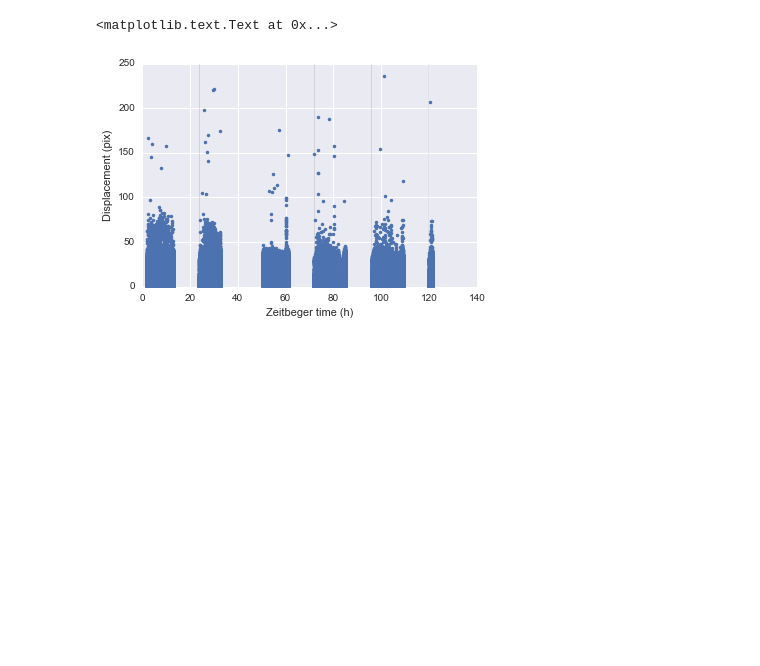
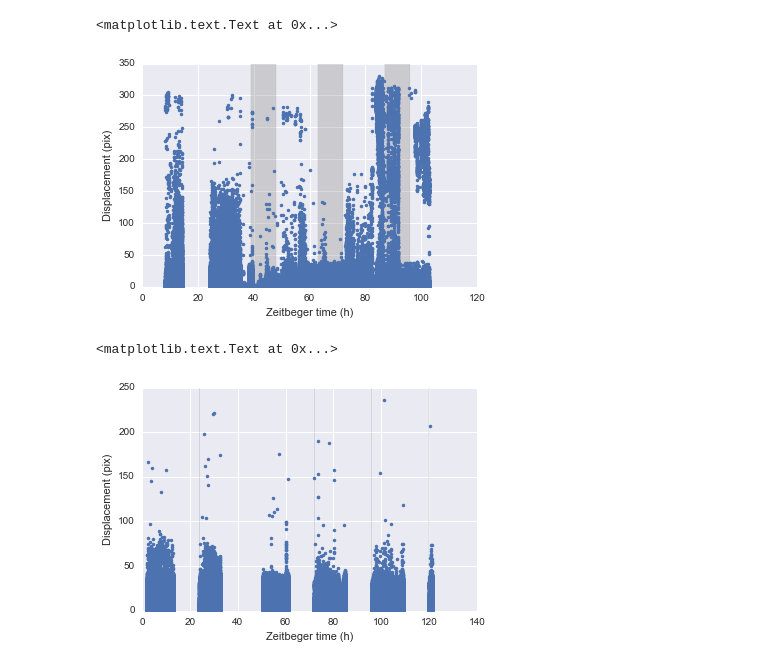
Before and after one commit to lmn93beo/Finch_Movement, a Jupyter notebook: Finch_Movement.ipynb, the cells around one changed output. Drawn from its saved outputs; the diff is of its cells as text; code cells hidden in the pictures; blank space fills up the shorter version.

```diff
--- a/Finch_Movement.ipynb
+++ b/Finch_Movement.ipynb
@@ -216,3 +164,14 @@ frame_2CW100_all['ZeitTime'] = get_zeit(frame_2CW100_all, start_time_str='9/25/2
+# %%
+# Make a plot of all displacement values
+fig, ax = plt.subplots()
+ax.plot(frame_2CW305_all['ZeitTime'], frame_2CW305_all['Displacement'], '.')
+ax.fill_between(frame_2CW305_all.ZeitTime, 0, ax.get_ylim()[1],
+                where=~frame_2CW305_all.Light, color='gray',  alpha=0.3)
+ax.set_xlabel('Zeitbeger time (h)')
+ax.set_ylabel('Displacement (pix)')
+# %% [output]
+<matplotlib.text.Text at 0x...>
+[figure, added]
 # %%
 # Make a plot of all displacement values
 plt.plot(frame_2CW100_all['ZeitTime'], frame_2CW100_all['Displacement'], '.')
```
Also changed, not shown: parts of 16 cells of this notebook.
